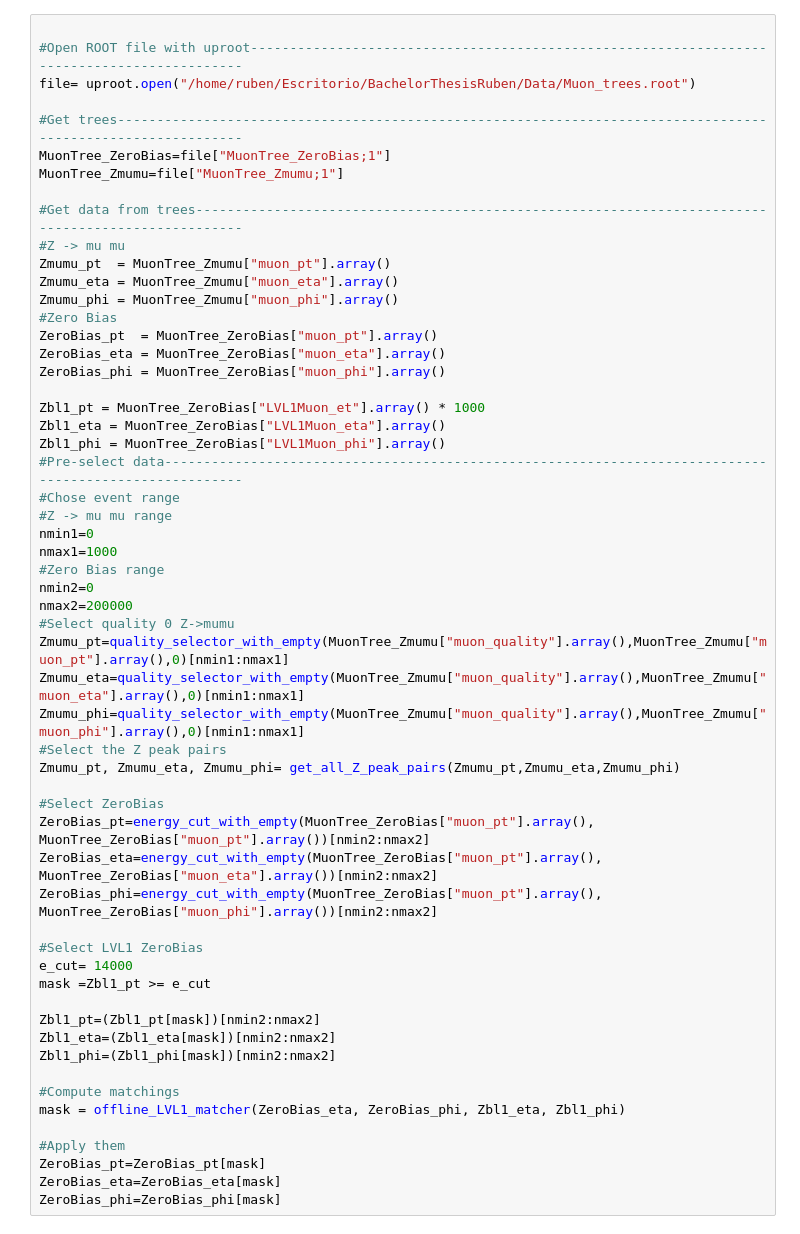
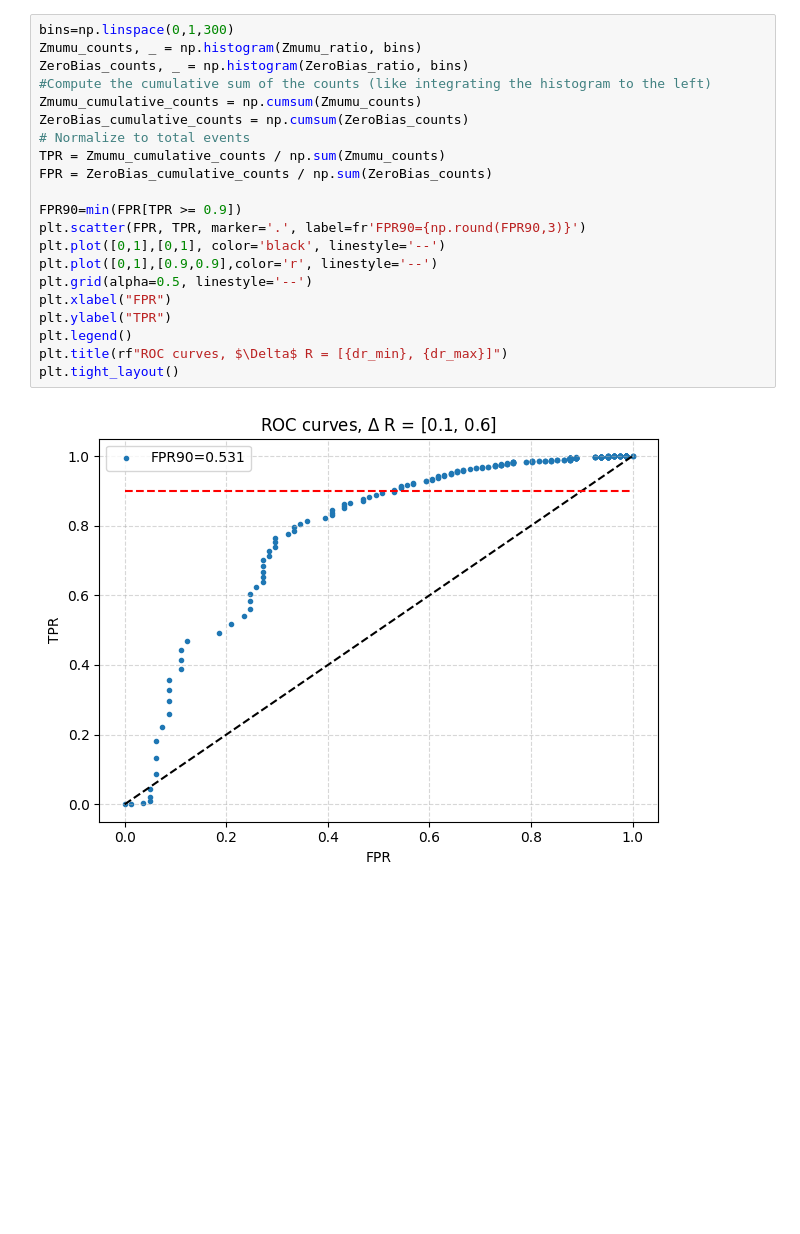
Before and after one commit to Ruba18-Code/BSc-Thesis-LVL1-trigger-for-isolated-muons-at-ATLAS, a Jupyter notebook: test_LVL1.ipynb, the cells around one changed output. Saved outputs shown, nothing was run; the diff lists cells and outputs as text; blank space fills up the shorter version.

```diff
--- a/test_LVL1.ipynb
+++ b/test_LVL1.ipynb
@@ -89,57 +122,23 @@ coolplot([iso_total], bins=np.linspace(0,30000,10))
-# %%
-
-#Open ROOT file with uproot--------------------------------------------------------------------------------------------
-file= uproot.open("/home/ruben/Escritorio/BachelorThesisRuben/Data/Muon_trees.root")
-
-#Get trees-------------------------------------------------------------------------------------------------------------
-MuonTree_ZeroBias=file["MuonTree_ZeroBias;1"]
-MuonTree_Zmumu=file["MuonTree_Zmumu;1"]
-
-#Get data from trees---------------------------------------------------------------------------------------------------
-#Z -> mu mu
-Zmumu_pt  = MuonTree_Zmumu["muon_pt"].array()
-Zmumu_eta = MuonTree_Zmumu["muon_eta"].array()
-Zmumu_phi = MuonTree_Zmumu["muon_phi"].array()
-#Zero Bias
-ZeroBias_pt  = MuonTree_ZeroBias["muon_pt"].array()
-ZeroBias_eta = MuonTree_ZeroBias["muon_eta"].array()
-ZeroBias_phi = MuonTree_ZeroBias["muon_phi"].array()
-
-Zbl1_pt = MuonTree_ZeroBias["LVL1Muon_et"].array() * 1000
-Zbl1_eta = MuonTree_ZeroBias["LVL1Muon_eta"].array()
-Zbl1_phi = MuonTree_ZeroBias["LVL1Muon_phi"].array()
-#Pre-select data-------------------------------------------------------------------------------------------------------
-#Chose event range
-#Z -> mu mu range
-nmin1=0
-nmax1=1000
-#Zero Bias range
-nmin2=0
-nmax2=200000
-#Select quality 0 Z->mumu
-Zmumu_pt=quality_selector_with_empty(MuonTree_Zmumu["muon_quality"].array(),MuonTree_Zmumu["muon_pt"].array(),0)[nmin1:nmax1]
-Zmumu_eta=quality_selector_with_empty(MuonTree_Zmumu["muon_quality"].array(),MuonTree_Zmumu["muon_eta"].array(),0)[nmin1:nmax1]
-Zmumu_phi=quality_selector_with_empty(MuonTree_Zmumu["muon_quality"].array(),MuonTree_Zmumu["muon_phi"].array(),0)[nmin1:nmax1]
-#Select the Z peak pairs
-Zmumu_pt, Zmumu_eta, Zmumu_phi= get_all_Z_peak_pairs(Zmumu_pt,Zmumu_eta,Zmumu_phi)
-
-#Select ZeroBias
-ZeroBias_pt=energy_cut_with_empty(MuonTree_ZeroBias["muon_pt"].array(), MuonTree_ZeroBias["muon_pt"].array())[nmin2:nmax2]
-ZeroBias_eta=energy_cut_with_empty(MuonTree_ZeroBias["muon_pt"].array(), MuonTree_ZeroBias["muon_eta"].array())[nmin2:nmax2]
-ZeroBias_phi=energy_cut_with_empty(MuonTree_ZeroBias["muon_pt"].array(), MuonTree_ZeroBias["muon_phi"].array())[nmin2:nmax2]
-
-#Select LVL1 ZeroBias
-e_cut= 14000
-mask =Zbl1_pt >= e_cut
-
-Zbl1_pt=(Zbl1_pt[mask])[nmin2:nmax2]
-Zbl1_eta=(Zbl1_eta[mask])[nmin2:nmax2]
-Zbl1_phi=(Zbl1_phi[mask])[nmin2:nmax2]
-
-#Compute matchings
-mask = offline_LVL1_matcher(ZeroBias_eta, ZeroBias_phi, Zbl1_eta, Zbl1_phi)
-
-#Apply them
-ZeroBias_pt=ZeroBias_pt[mask]
-ZeroBias_eta=ZeroBias_eta[mask]
-ZeroBias_phi=ZeroBias_phi[mask]
+# %%
+bins=np.linspace(0,1,300)
+Zmumu_counts, _ = np.histogram(Zmumu_ratio, bins)
+ZeroBias_counts, _ = np.histogram(ZeroBias_ratio, bins)
+#Compute the cumulative sum of the counts (like integrating the histogram to the left)
+Zmumu_cumulative_counts = np.cumsum(Zmumu_counts)
+ZeroBias_cumulative_counts = np.cumsum(ZeroBias_counts)
+# Normalize to total events
+TPR = Zmumu_cumulative_counts / np.sum(Zmumu_counts)
+FPR = ZeroBias_cumulative_counts / np.sum(ZeroBias_counts)
+
+FPR90=min(FPR[TPR >= 0.9])
+plt.scatter(FPR, TPR, marker='.', label=fr'FPR90={np.round(FPR90,3)}')
+plt.plot([0,1],[0,1], color='black', linestyle='--')
+plt.plot([0,1],[0.9,0.9],color='r', linestyle='--')
+plt.grid(alpha=0.5, linestyle='--')
+plt.xlabel("FPR")
+plt.ylabel("TPR")
+plt.legend()
+plt.title(rf"ROC curves, $\Delta$ R = [{dr_min}, {dr_max}]")
+plt.tight_layout()
+# %% [output]
+[figure, added]
```
Also changed, not shown: parts of 6 cells of this notebook.
